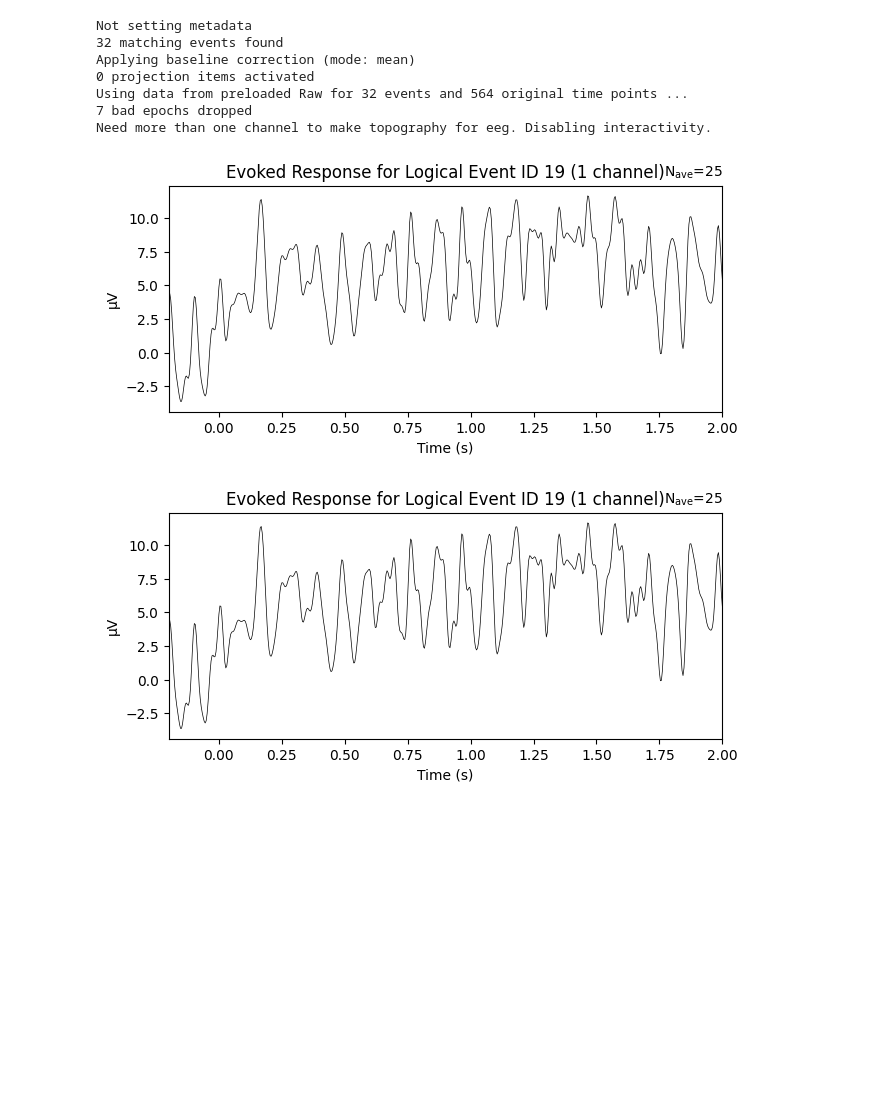
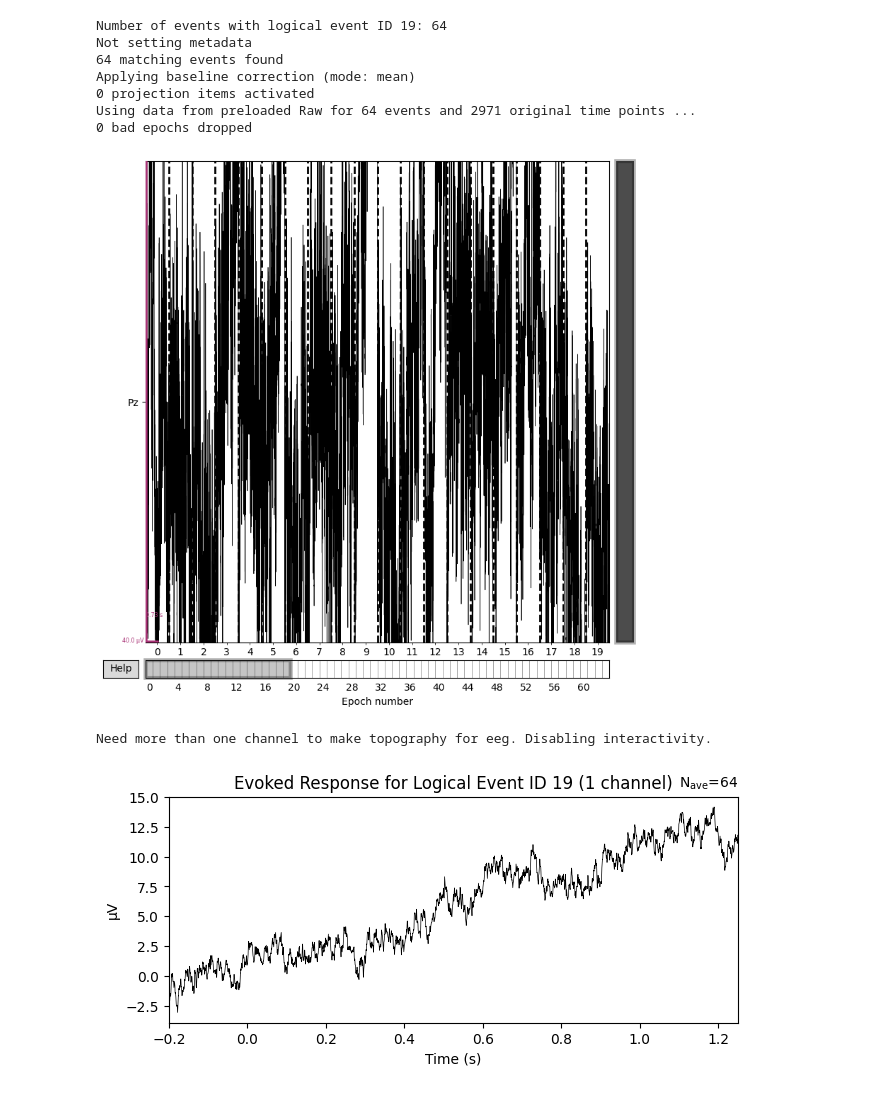
Before and after one commit to tomjefferis/Visual-Acuity-P3, a Jupyter notebook: analysis.ipynb, the cells around one changed output. Drawn from its saved outputs; the diff is of its cells as text; code cells hidden in the pictures; blank space fills up the shorter version.

```diff
--- a/analysis.ipynb
+++ b/analysis.ipynb
@@ -4,10 +4,10 @@ import numpy as np
 import pandas as pd
 # %%
 # Load the raw bdf file
-raw = mne.io.read_raw_bdf('/Users/tom/Desktop/psyco dat/test_2.bdf')
+raw = mne.io.read_raw_bdf('/Users/tom/Desktop/psyco dat/test_arpan_2_20cm.bdf')
 
 # drop all channels except A16, A13, A32, A31, A7, A24
-raw.pick_channels(['A16', 'A13', 'A32', 'A31', 'A7', 'A24','Status'])
+raw.pick_channels(['A16', 'A13', 'A32', 'A31', 'A7', 'A24','Status','EXG7','EXG8'])
 
 rename_map = {
     'A16': 'Oz',
@@ -82,11 +82,11 @@ Name: count, dtype: int64
 # %%
 # re reference the data to average of T7 and T8
 raw.load_data()  # Load the data into memory
-raw.set_eeg_reference(ref_channels=['T7', 'T8'], projection=False)
+raw.set_eeg_reference(ref_channels=['EXG7', 'EXG8'], projection=False)
 # decimate the data to 256Hz
-raw.resample(256, npad='auto')
+#raw.resample(256, npad='auto')
 # filter above 30Hz lowpass
-raw.filter(None, 30, fir_design='firwin', skip_by_annotation='edge')
+#raw.filter(None, 30, fir_design='firwin', skip_by_annotation='edge')
 # Save the modified raw data to a new file
 raw.save('/Users/tom/Desktop/psyco dat/test_2-raw.fif', overwrite=True)
 # %% [output]
@@ -110,29 +100,38 @@ Closing /Users/tom/Desktop/psyco dat/test_2-raw.fif
 [PosixPath('/Users/tom/Desktop/psyco dat/test_2-raw.fif')]
 # %%
 # Find indices of events with logical event ID 19
-mask = [(x & 0xFF) > 9 and (x & 0xFF) < 100 for x in events[:, 2]]
-#mask = (events[:, 2] & 0xFF) == 102
+#mask = [(x & 0xFF) > 9 and (x & 0xFF) < 100 for x in events[:, 2]]
+mask = (events[:, 2] & 0xFF) == 101
 events_19 = events[mask]
 # only take first 32 events
-events_19 = events_19[:32]
+events_19 = events_19[:64]
+
+reject = dict(eeg=1000e-6)  # Reject epochs with peak-to-peak amplitude > 100 µV
+
+print(f"Number of events with logical event ID 19: {len(events_19)}")
 
 # Define epoch parameters
 tmin = -0.2  # start 200ms before the trigger
-tmax = 2
-epochs = mne.Epochs(raw, events_19, tmin=tmin, tmax=tmax, baseline=(-0.2, 0), preload=True)
+tmax = 1.25
+epochs = mne.Epochs(raw, events_19, tmin=tmin, tmax=tmax, baseline=(-0.2, 0),reject=None, detrend=None, preload=True)
+
+
+epochs.plot(picks=['Pz'])
 
 # Get evoked response for Pz
 evoked = epochs.average().pick('Pz')
 
+
 # Plot the evoked response
 evoked.plot(titles='Evoked Response for Logical Event ID 19')
 # %% [output]
+Number of events with logical event ID 19: 64
 Not setting metadata
-32 matching events found
+64 matching events found
 Applying baseline correction (mode: mean)
 0 projection items activated
-Using data from preloaded Raw for 32 events and 564 original time points ...
-7 bad epochs dropped
-Need more than one channel to make topography for eeg. Disabling interactivity.
+Using data from preloaded Raw for 64 events and 2971 original time points ...
+0 bad epochs dropped
-[figure, old version]
+[figure, new version]
+Need more than one channel to make topography for eeg. Disabling interactivity.
-[figure, old version]
+[figure, new version]
```
Also changed, not shown: parts of 5 cells of this notebook, 1 other file.
